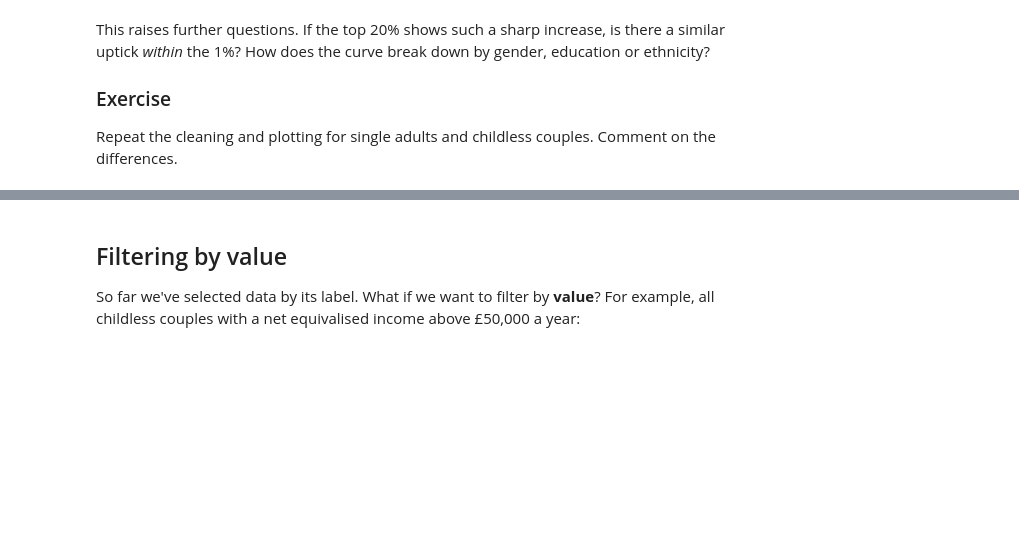
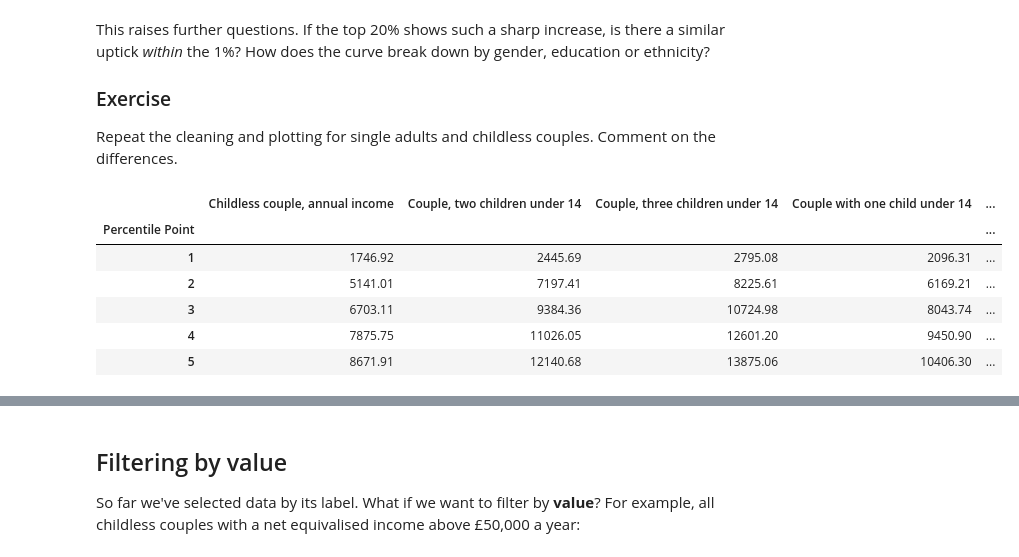
Before and after one commit to mao-gh/QM2, a Jupyter notebook: notebooks/W02. Pandas.ipynb, the cells around one changed output, grey strips where cells are left out. Cells and saved outputs as stored; diff of their text form; code cells hidden in the pictures; blank space fills up the shorter version.

```diff
--- a/notebooks/W02. Pandas.ipynb
+++ b/notebooks/W02. Pandas.ipynb
@@ -221,4 +242,15 @@ This raises further questions. If the top 20% shows such a sharp increase, is th
 
 Repeat the cleaning and plotting for single adults and childless couples. Comment on the differences.
 # %%
-# your code here
+clean = income.select_dtypes(include=["object"])
+clean = clean.drop(columns=["ANNOTATIONS", "1979 to 1996-97", "1996-97 to 2009-10", "1996-97 to 2010-11"])
+clean = clean.replace(",", "", regex=True).astype(float)
+clean.head()
+# %% [output]
+|  | Childless couple, annual income | Couple, two children under 14 | Couple, three children under 14 | Couple with one child under 14 | ... |
+| Percentile Point |  |  |  |  | ... |
+| 1 | 1746.92 | 2445.69 | 2795.08 | 2096.31 | ... |
+| 2 | 5141.01 | 7197.41 | 8225.61 | 6169.21 | ... |
+| 3 | 6703.11 | 9384.36 | 10724.98 | 8043.74 | ... |
+| 4 | 7875.75 | 11026.05 | 12601.20 | 9450.90 | ... |
+| 5 | 8671.91 | 12140.68 | 13875.06 | 10406.30 | ... |
```
Also changed, not shown: parts of 9 cells of this notebook.
